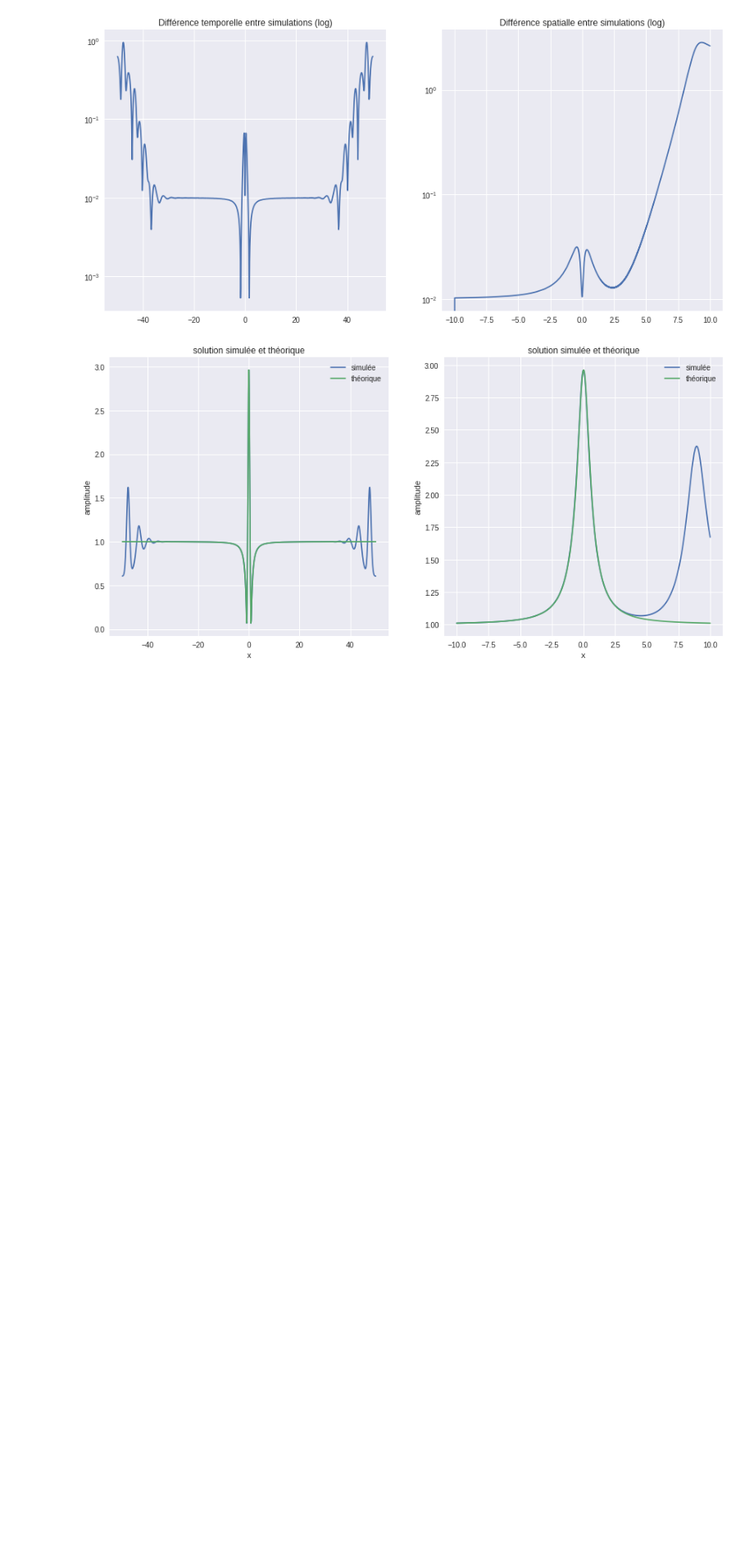
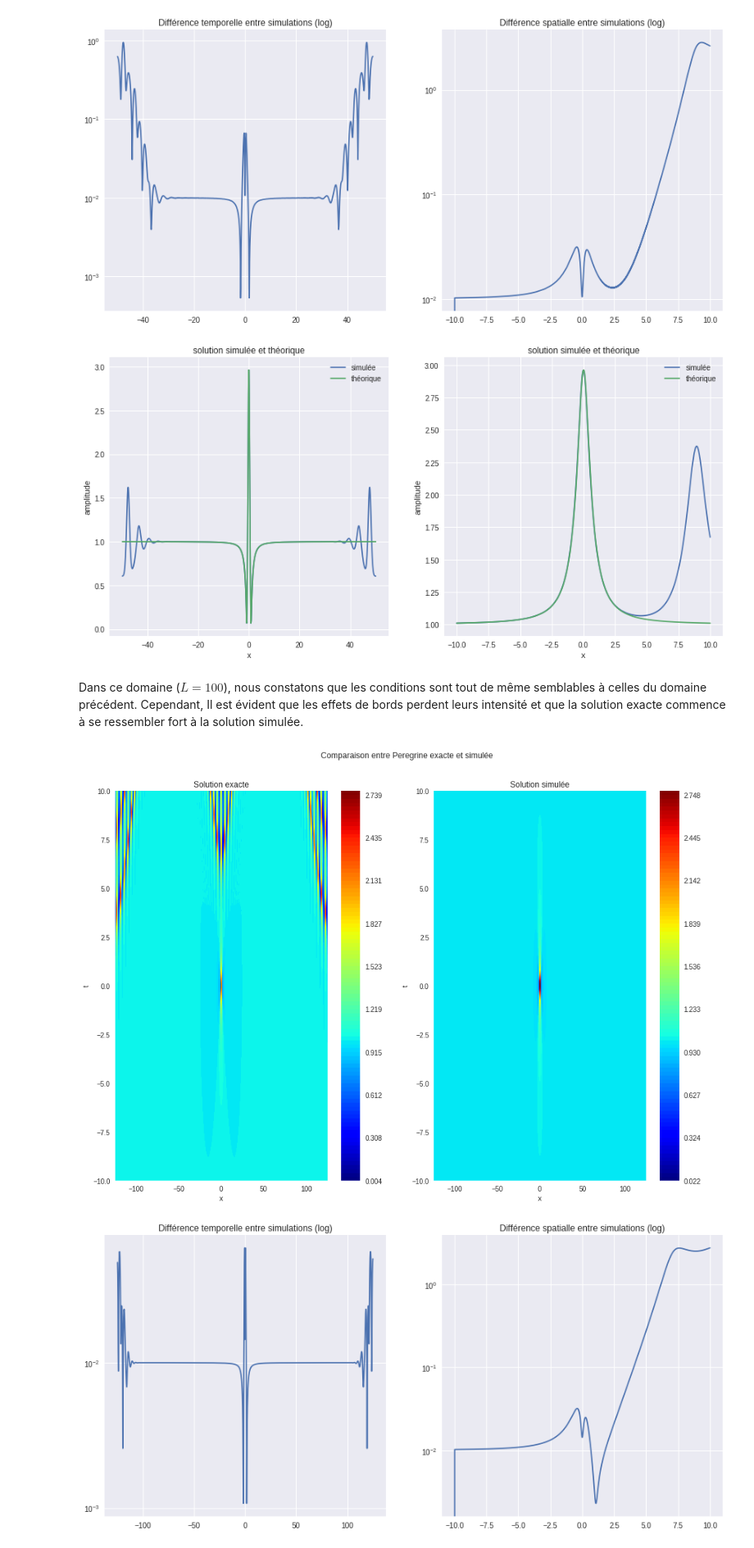
Before and after one commit to Darallia/Simulation_Numerique_en_Physique, a Jupyter notebook: Projet 2_ McCleery_de Almeida.ipynb, the cells around one changed output. Shown at 82% size. Drawn from its saved outputs; the diff is of its cells as text; code cells hidden in the pictures; blank space fills up the shorter version.

```diff
--- a/Projet 2_ McCleery_de Almeida.ipynb
+++ b/Projet 2_ McCleery_de Almeida.ipynb
@@ -149,8 +168,8 @@ def peregrine(L, K = -1, T = 10, N = 1024, dt = 0.01):
     a2 = ax2.contourf(u, v, np.abs(np.transpose(p2)), c2, cmap = 'jet')
     ax1.set(xlabel = "x", ylabel = "t")
     ax2.set(xlabel = "x", ylabel = "t")
-    ax1.set_title("simulation avec Peregrine en CI")
-    ax2.set_title("Peregrine")
+    ax1.set_title("Solution exacte")
+    ax2.set_title("Solution simulée")
 
     fig.colorbar(a1, ax=ax1)
     fig.colorbar(a2, ax=ax2)
@@ -169,12 +188,12 @@ def peregrine(L, K = -1, T = 10, N = 1024, dt = 0.01):
 
     ax1.plot(x, np.abs(p[:, int(T/dt)]), label = "simulée")
     ax1.plot(x, np.abs(p2[:, int(T/dt)]), label = "théorique")
-    ax1.set_title("solution simulée et théorique")
+    ax1.set_title("solutions simulée et théorique")
     ax1.legend()
     ax1.set(xlabel = "x", ylabel = "amplitude")
 
     ax2.plot(temps, np.abs(p[int(N/2) , :]), label = "simulée")
     ax2.plot(temps, np.abs(p2[int(N/2) , :]), label = "théorique")
-    ax2.set_title("solution simulée et théorique")
+    ax2.set_title("solutions simulée et théorique")
     ax2.legend()
-    ax2.set(xlabel = "x", ylabel = "amplitude")
+    ax2.set(xlabel = "t", ylabel = "amplitude")
@@ -208,3 +243,10 @@ peregrine(100)
 [figure]
 [figure]
 [figure]
+# %% [markdown]
+Dans ce domaine ($L=100$), nous constatons que les conditions sont tout de même semblables à celles du domaine précédent. Cependant, Il est évident que les effets de bords perdent leurs intensité et que la solution exacte commence à se ressembler fort à la solution simulée.
+# %%
+peregrine(250)
+# %% [output]
+[figure, added]
+[figure, added]
```
Also changed, not shown: parts of 8 cells of this notebook.
